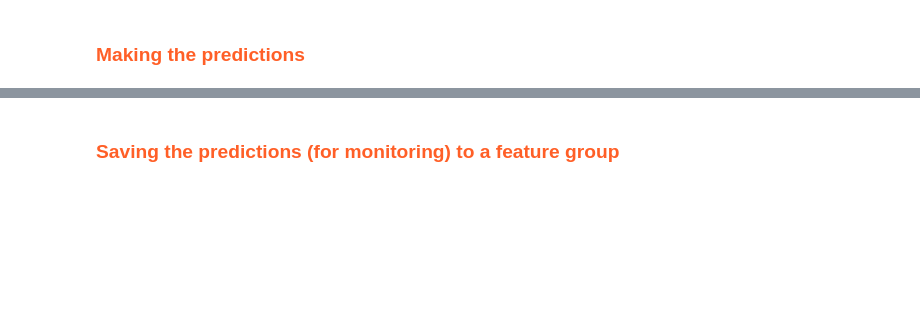
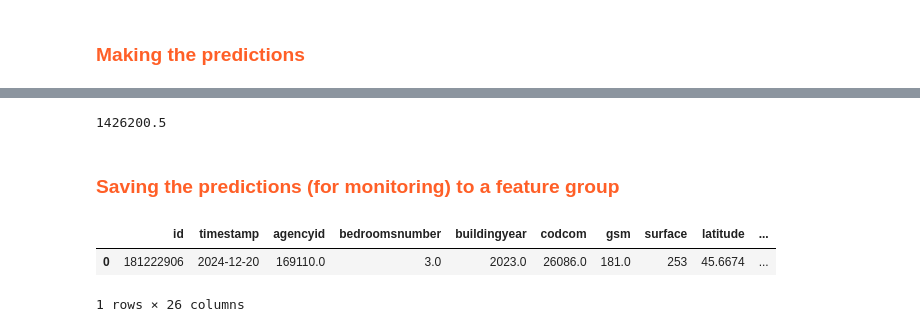
Before and after one commit to jackma-00/house-price-prediction, a Jupyter notebook: experiments/4_house_price_online_inference.ipynb, the cells around one changed output, grey strips where cells are left out. Cells and saved outputs as stored; diff of their text form; code cells hidden in the pictures; blank space fills up the shorter version.

Commit message:
Inference test succeeded

```diff
--- a/experiments/4_house_price_online_inference.ipynb
+++ b/experiments/4_house_price_online_inference.ipynb
@@ -268,3 +169,8 @@ ValueError: setting an array element with a sequence. The requested array has an
+# %%
+predicted_price = predicted_price[0]
+predicted_price
+# %% [output]
+1426200.5
 # %% [markdown]
 ### <span style='color:#ff5f27'> Saving the predictions (for monitoring) to a feature group
 # %%
@@ -276,7 +182,7 @@ def generate_numeric_uuid():
     # Generate a UUID and extract its integer form
     raw_uuid = uuid.uuid4()
     numeric_uuid = str(raw_uuid.int)[:9]  # Take the first 9 digits
-    return numeric_uuid
+    return int(numeric_uuid)
 
 # Generate the numeric UUID
 genrated_uuid = generate_numeric_uuid()
@@ -284,6 +190,6 @@ genrated_uuid = generate_numeric_uuid()
 inference_data["id"] = genrated_uuid
 # %%
 # Generate the current event timestamp
-current_timestamp = datetime.now()
+current_timestamp = datetime.today()
 
-inference_data["timestamp"] = current_timestamp
+inference_data["timestamp"] = current_timestamp.date()
@@ -290,3 +198,41 @@ inference_data["timestamp"] = current_timestamp
+# %%
+inference_data = pd.DataFrame(inference_data, index=[0])
+
+# Reorder columns to match properties fg order
+inference_data = inference_data[[
+    'id',
+    'timestamp',  # In properties fg this is called scraping_date
+    'agencyid',
+    'bedroomsnumber',
+    'buildingyear',
+    'codcom',
+    'gsm',
+    'surface',
+    'latitude',
+    'longitude',
+    'isluxury',
+    'isnew',
+    'on_the_market',
+    'zeroenergybuilding',
+    'airconditioning',
+    'bathrooms',
+    'city',
+    'condition',
+    'energyclass',
+    'ga4heating',
+    'garage',
+    'heatingtype',
+    'pricerange',
+    'rooms',
+    'id_zona_omi',
+    'price',
+]]
+# %%
+inference_data
+# %% [output]
+|  | id | timestamp | agencyid | bedroomsnumber | buildingyear | codcom | gsm | surface | latitude | ... |
+| 0 | 181222906 | 2024-12-20 | 169110.0 | 3.0 | 2023.0 | 26086.0 | 181.0 | 253 | 45.6674 | ... |
+1 rows × 26 columns
 # %%
 # Get or create the 'property_preds' feature group
 property_preds = fs.get_or_create_feature_group(
```
Also changed, not shown: parts of 22 cells of this notebook.
